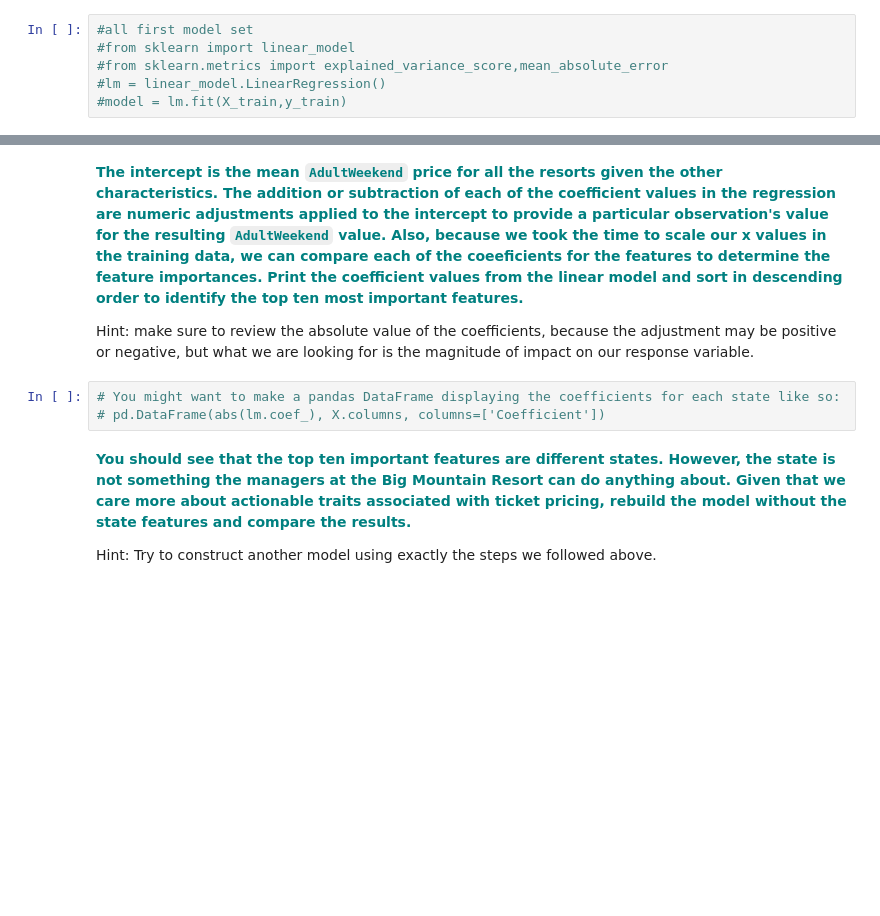
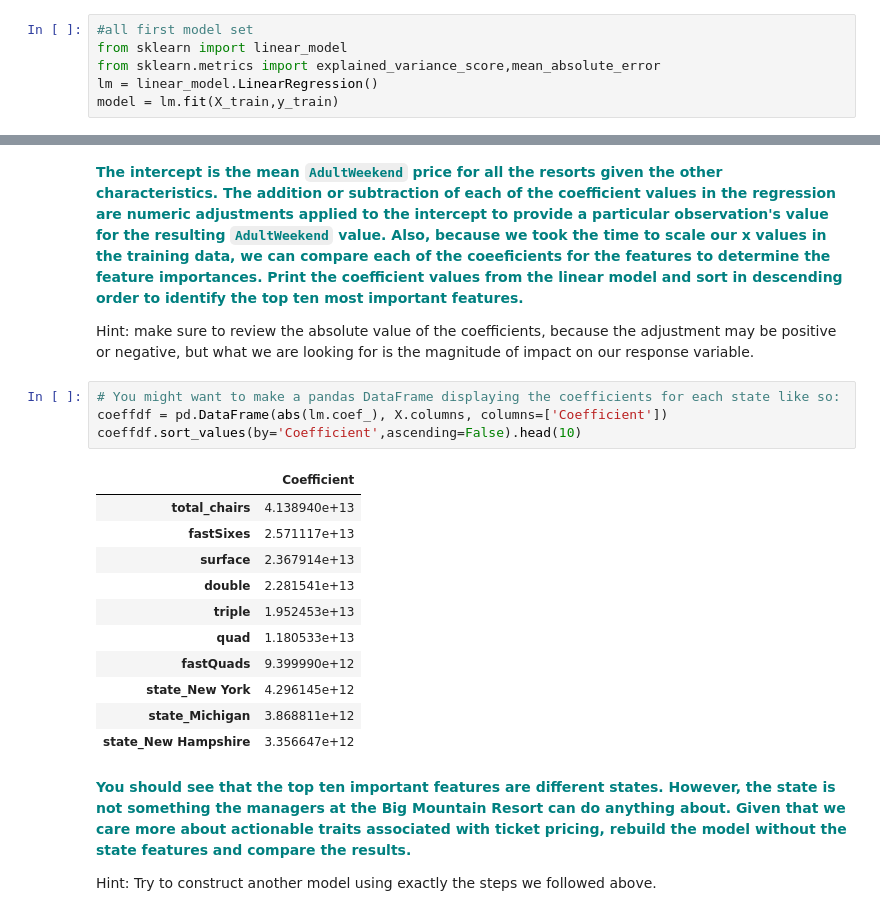
Before and after one commit to vaishalipp/GuidedCapstone1, a Jupyter notebook: GuidedCapstoneStep4 and step5HL.ipynb, the cells around one changed output, grey strips where cells are left out. Cells and saved outputs as stored; diff of their text form; blank space fills up the shorter version.

```diff
--- a/GuidedCapstoneStep4 and step5HL.ipynb
+++ b/GuidedCapstoneStep4 and step5HL.ipynb
@@ -146,10 +162,10 @@ This is the fifth step in the Data Science Method. In the previous steps you cle
 #### Model 1
 # %%
 #all first model set
-#from sklearn import linear_model
-#from sklearn.metrics import explained_variance_score,mean_absolute_error
-#lm = linear_model.LinearRegression()
-#model = lm.fit(X_train,y_train)
+from sklearn import linear_model
+from sklearn.metrics import explained_variance_score,mean_absolute_error
+lm = linear_model.LinearRegression()
+model = lm.fit(X_train,y_train)
 # %% [markdown]
 **<font color='teal'> Predict on the testing dataset and score the model performance with the y_test set and the y-pred values. The explained variance is a measure of the variation explained by the model. This is also known as the R-squared value. </font>**
 
@@ -173,7 +205,20 @@ Hint: our linear regression model `lm` has an attribute `intercept_` for the int
 Hint: make sure to review the absolute value of the coefficients, because the adjustment may be positive or negative, but what we are looking for is the magnitude of impact on our response variable.
 # %%
 # You might want to make a pandas DataFrame displaying the coefficients for each state like so:
-# pd.DataFrame(abs(lm.coef_), X.columns, columns=['Coefficient'])
+coeffdf = pd.DataFrame(abs(lm.coef_), X.columns, columns=['Coefficient'])
+coeffdf.sort_values(by='Coefficient',ascending=False).head(10)
+# %% [output]
+|  | Coefficient |
+| total_chairs | 4.138940e+13 |
+| fastSixes | 2.571117e+13 |
+| surface | 2.367914e+13 |
+| double | 2.281541e+13 |
+| triple | 1.952453e+13 |
+| quad | 1.180533e+13 |
+| fastQuads | 9.399990e+12 |
+| state_New York | 4.296145e+12 |
+| state_Michigan | 3.868811e+12 |
+| state_New Hampshire | 3.356647e+12 |
 # %% [markdown]
 **<font color='teal'>You should see that the top ten important features are different states. However, the state is not something the managers at the Big Mountain Resort can do anything about. Given that we care more about actionable traits associated with ticket pricing, rebuild the model without the state features and compare the results. </font>**
 
```
Also changed, not shown: parts of 15 cells of this notebook.
